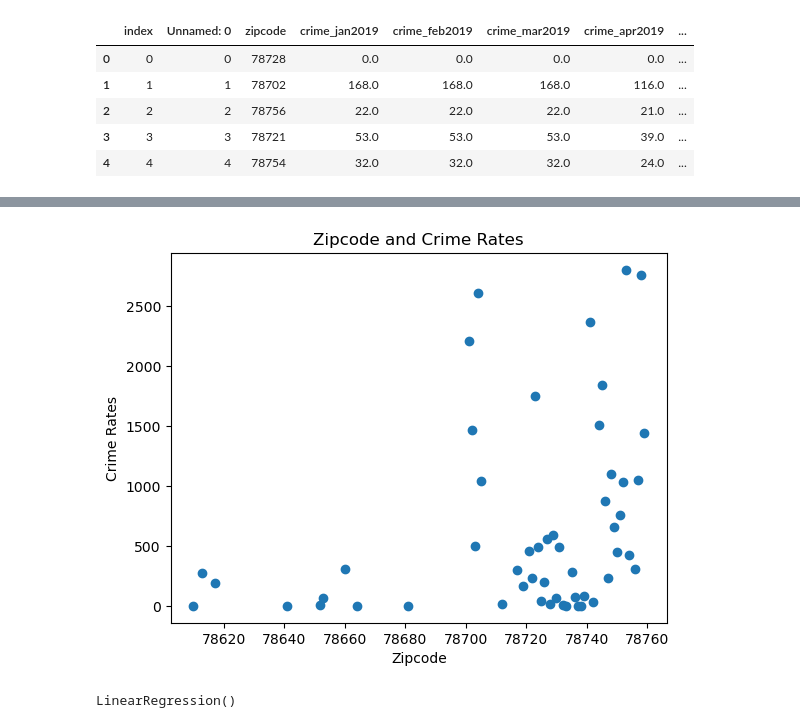
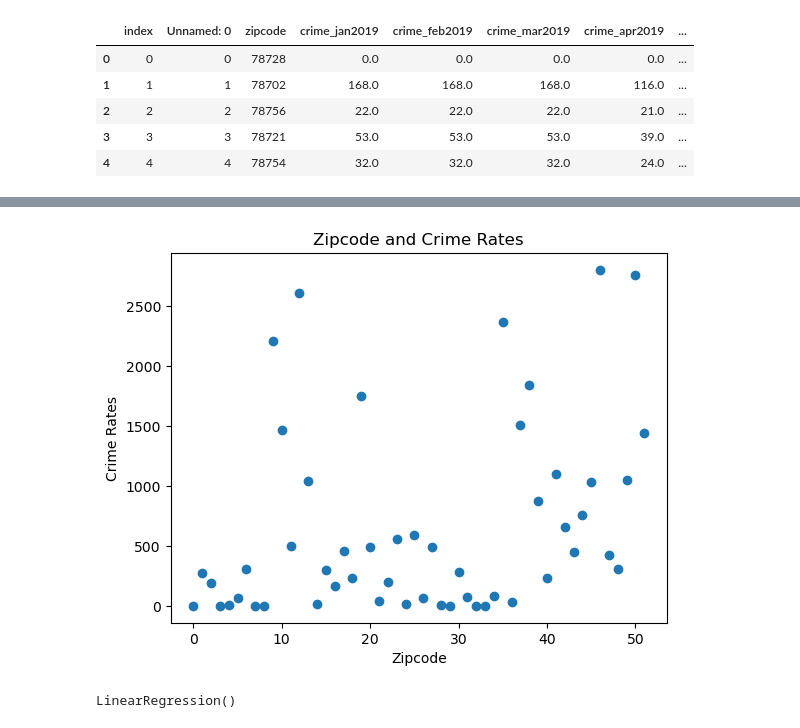
Before and after one commit to jenchick/Austin_Pandemic_Crime, a Jupyter notebook: Final_Models/LinearRegression_2019.ipynb, the cells around one changed output, grey strips where cells are left out. Drawn from its saved outputs; the diff is of its cells as text; code cells hidden in the pictures.

```diff
--- a/Final_Models/LinearRegression_2019.ipynb
+++ b/Final_Models/LinearRegression_2019.ipynb
@@ -59,3 +42,7 @@ crime_df.head()
 | 2 | 2 | 2 | 78756 | 22.0 | 22.0 | 22.0 | 21.0 | ... |
 | 3 | 3 | 3 | 78721 | 53.0 | 53.0 | 53.0 | 39.0 | ... |
 | 4 | 4 | 4 | 78754 | 32.0 | 32.0 | 32.0 | 24.0 | ... |
+# %%
+le = LabelEncoder()
+# %%
+crime19_df = crime_df.copy()
@@ -62,11 +58,13 @@ crime_df.head()
+# %%
+crime19_df['zipcode'] = le.fit_transform(crime19_df['zipcode'])
 # %%
 # Create inital scatterplot
-plt.scatter(crime_df.zipcode, crime_df.crime_rates)
+plt.scatter(crime19_df.zipcode, crime19_df.crime_rates)
 plt.xlabel('Zipcode')
 plt.ylabel('Crime Rates')
 plt.title('Zipcode and Crime Rates')
 plt.show()
 # %% [output]
-[figure, old version]
+[figure, new version]
 # %%
 # Set x and y
```
Also changed, not shown: parts of 6 cells of this notebook, 1 other file.
